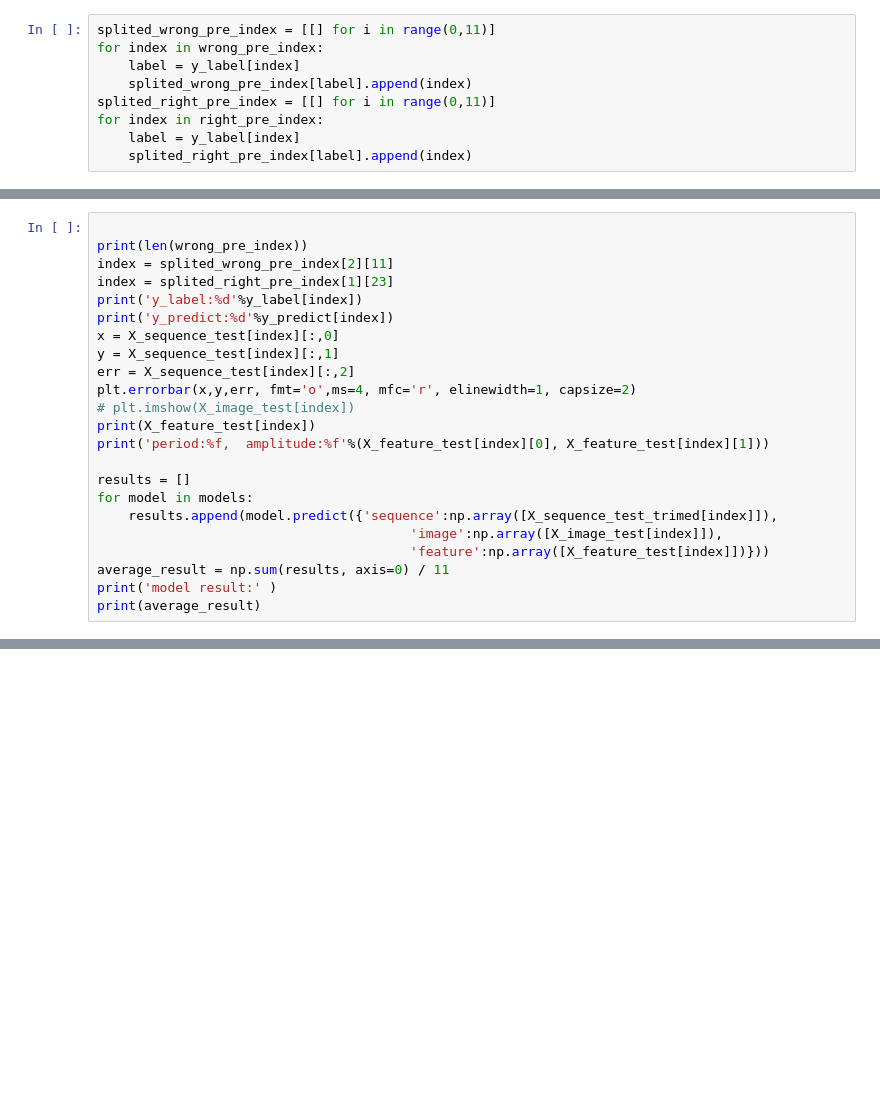
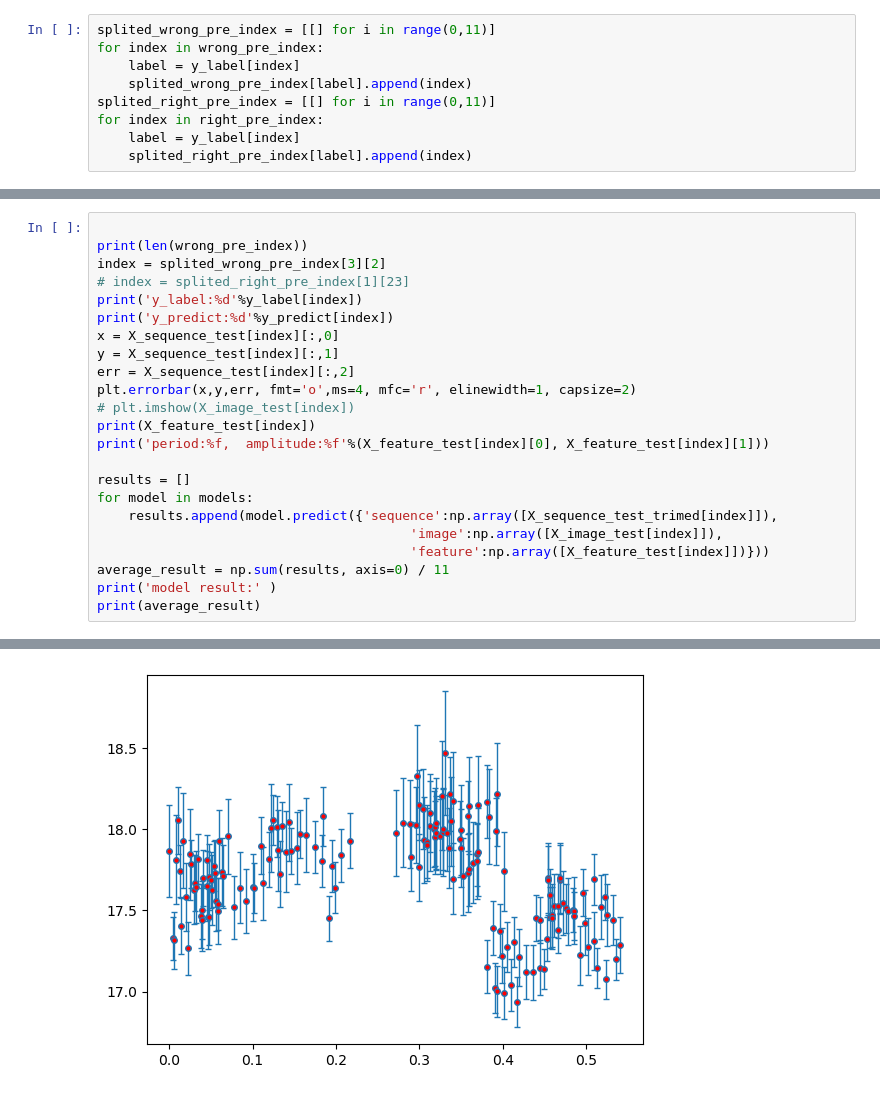
Before and after one commit to 52Hzihan/mixnn4vs, a Jupyter notebook: bagging_test.ipynb, the cells around one changed output, grey strips where cells are left out. Cells and saved outputs as stored; diff of their text form; blank space fills up the shorter version.

```diff
--- a/bagging_test.ipynb
+++ b/bagging_test.ipynb
@@ -159,8 +178,8 @@ for i ,list in enumerate(splited_wrong_pre_index):
 # %%
 
 print(len(wrong_pre_index))
-index = splited_wrong_pre_index[2][11]
-index = splited_right_pre_index[1][23]
+index = splited_wrong_pre_index[3][2]
+# index = splited_right_pre_index[1][23]
 print('y_label:%d'%y_label[index])
 print('y_predict:%d'%y_predict[index])
 x = X_sequence_test[index][:,0]
@@ -179,3 +198,4 @@ for model in models:
 average_result = np.sum(results, axis=0) / 11
 print('model result:' )
 print(average_result)
+# %% [output]
@@ -181,0 +220 @@ print(average_result)
+[figure, added]
```
Also changed, not shown: parts of 5 cells of this notebook, 8 other files.
